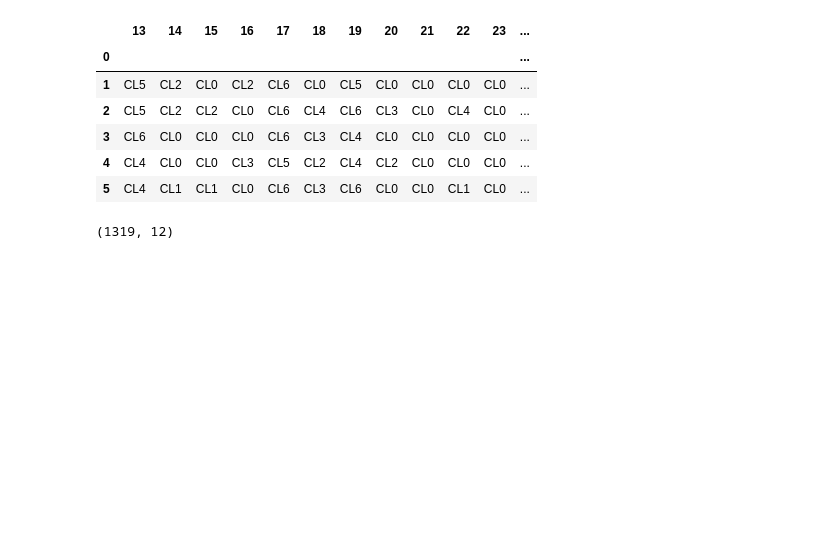
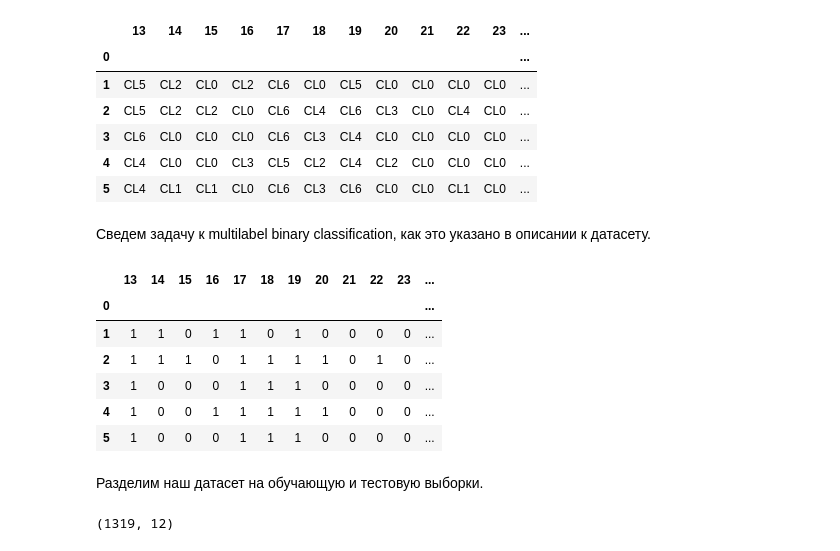
Before and after one commit to VorobyvEgor/Data_Science_with_Python, a Jupyter notebook: Тестовое_задание.ipynb, the cells around one changed output. Drawn from its saved outputs; the diff is of its cells as text; code cells hidden in the pictures; blank space fills up the shorter version.

```diff
--- a/Тестовое_задание.ipynb
+++ b/Тестовое_задание.ipynb
@@ -328,8 +332,22 @@ y.head()
 | 3 | CL6 | CL0 | CL0 | CL0 | CL6 | CL3 | CL4 | CL0 | CL0 | CL0 | CL0 | ... |
 | 4 | CL4 | CL0 | CL0 | CL3 | CL5 | CL2 | CL4 | CL2 | CL0 | CL0 | CL0 | ... |
 | 5 | CL4 | CL1 | CL1 | CL0 | CL6 | CL3 | CL6 | CL0 | CL0 | CL1 | CL0 | ... |
+# %% [markdown]
+Сведем задачу к multilabel binary classification, как это указано в описании к датасету.
 # %%
 y = y.applymap(lambda x: 0 if x == 'CL0' or x == 'CL1' else 1)
+# %%
+y.head()
+# %% [output]
+|  | 13 | 14 | 15 | 16 | 17 | 18 | 19 | 20 | 21 | 22 | 23 | ... |
+| 0 |  |  |  |  |  |  |  |  |  |  |  | ... |
+| 1 | 1 | 1 | 0 | 1 | 1 | 0 | 1 | 0 | 0 | 0 | 0 | ... |
+| 2 | 1 | 1 | 1 | 0 | 1 | 1 | 1 | 1 | 0 | 1 | 0 | ... |
+| 3 | 1 | 0 | 0 | 0 | 1 | 1 | 1 | 0 | 0 | 0 | 0 | ... |
+| 4 | 1 | 0 | 0 | 1 | 1 | 1 | 1 | 1 | 0 | 0 | 0 | ... |
+| 5 | 1 | 0 | 0 | 0 | 1 | 1 | 1 | 0 | 0 | 0 | 0 | ... |
+# %% [markdown]
+Разделим наш датасет на обучающую и тестовую выборки.
 # %%
 X_train, X_test, y_train, y_test = train_test_split(X, y, test_size=0.3, random_state=0)
 # %%
```
Also changed, not shown: parts of 12 cells of this notebook.
